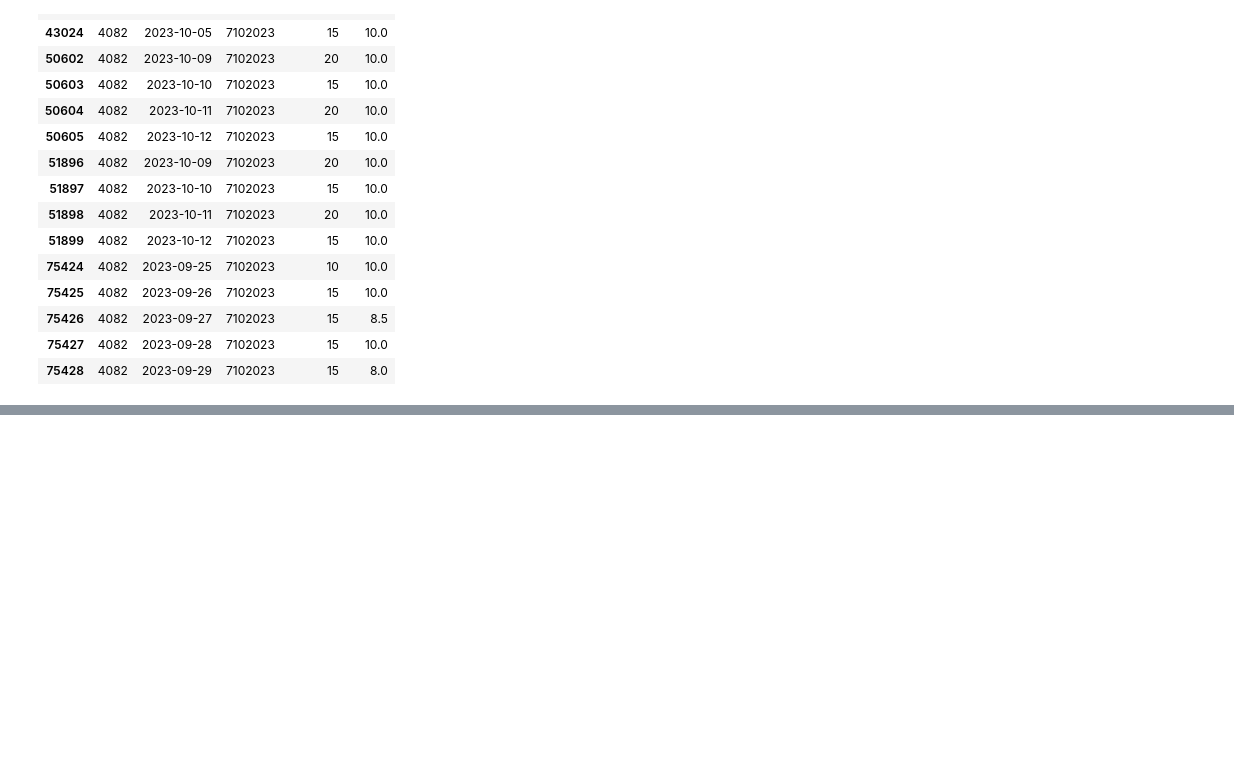
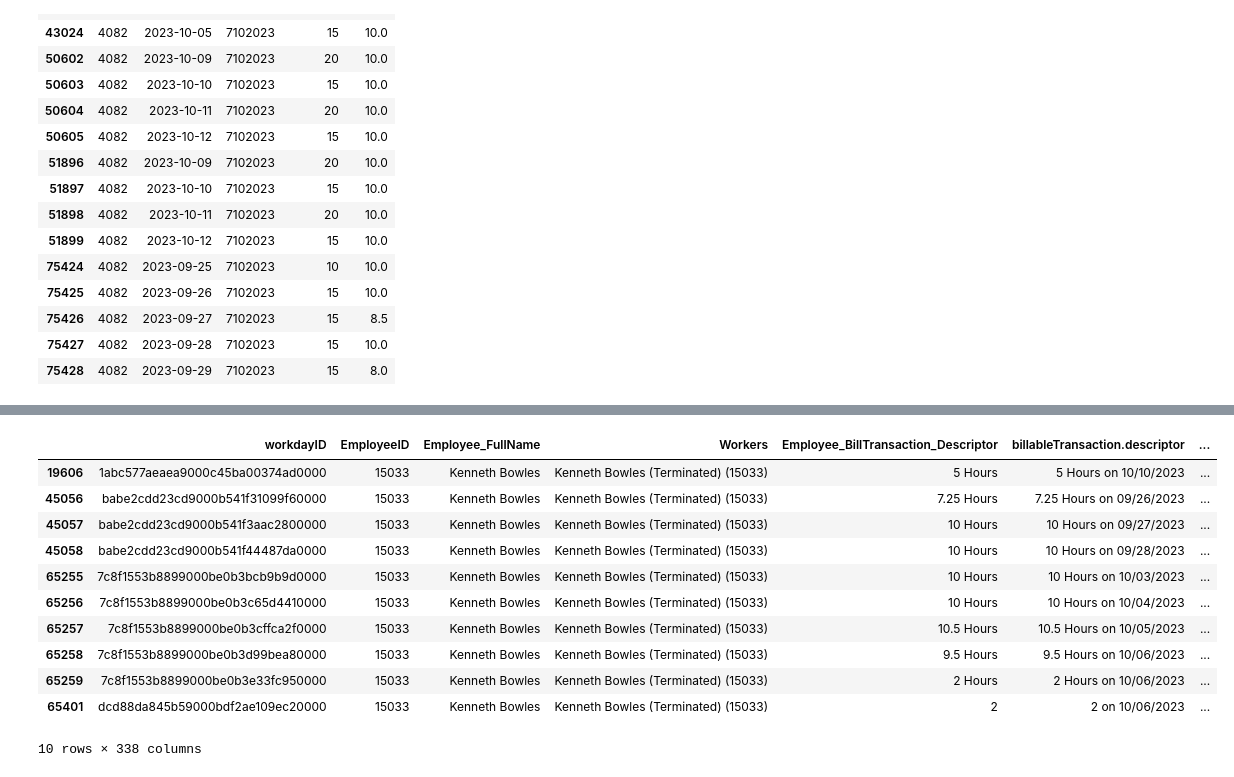
Before and after one commit to jbeachyMoss/LaborHours_Compare, a Jupyter notebook: DataValidation.ipynb, the cells around one changed output, grey strips where cells are left out. Cells and saved outputs as stored; diff of their text form; code cells hidden in the pictures; blank space fills up the shorter version.

```diff
--- a/DataValidation.ipynb
+++ b/DataValidation.ipynb
@@ -61,16 +61,17 @@ wd_pr_df = wd_pr_df_dev.copy()
 wd_pr_df = wd_pr_df.loc[~wd_pr_df['billableProject.descriptor'].isna()]
 #Filter: Solar Jobs Only
 wd_pr_df = wd_pr_df.loc[wd_pr_df['billableProject.descriptor'].str.startswith('710')]
-#Extracting Employee ID (EEID) from 'Workers' column
+#Extracting Employee ID (EEID) from 'Workers' column: This column also designates employees as Terminated so the substring '(Termin)
+wd_pr_df['Workers'] = wd_pr_df['Workers'].str.replace('(Terminated)' , '')
 wd_pr_df['EEID'] = wd_pr_df['Workers'].str.split('(').str[1]
 wd_pr_df['EEID'] = wd_pr_df['EEID'].str.split(')').str[0]
 #This isolates the 2 digit sub job, also accomodates the sub jobs that have a letter in them like Claims (C) and Warranty (W)
-wd_pr_df['cf_INTLRVCalculatedProjectFromTimeBlock.descriptor'] = wd_pr_df['cf_INTLRVCalculatedProjectFromTimeBlock.descriptor'].str.replace('C' , '.C')
-wd_pr_df['cf_INTLRVCalculatedProjectFromTimeBlock.descriptor'] = wd_pr_df['cf_INTLRVCalculatedProjectFromTimeBlock.descriptor'].str.replace('W' , '.W')
-wd_pr_df['sub_job'] = wd_pr_df['cf_INTLRVCalculatedProjectFromTimeBlock.descriptor'].str.split('.').str[1]
+wd_pr_df['billableProject.descriptor'] = wd_pr_df['billableProject.descriptor'].str.replace('C' , '.C')
+wd_pr_df['billableProject.descriptor'] = wd_pr_df['billableProject.descriptor'].str.replace('W' , '.W')
+wd_pr_df['sub_job'] = wd_pr_df['billableProject.descriptor'].str.split('.').str[1]
 wd_pr_df['sub_job'] = wd_pr_df['sub_job'].str.split(' ').str[0]
 #Leaves behind Job ONLY
-wd_pr_df['job'] = wd_pr_df.loc[:,'cf_INTLRVCalculatedProjectFromTimeBlock.descriptor'].str[0:7]
+wd_pr_df['job'] = wd_pr_df.loc[:,'billableProject.descriptor'].str[0:7]
 #Renaming Relevant Columns
 wd_pr_df = wd_pr_df.rename({'calculatedDate':'Date','job':'Job','sub_job':'Sub_Job','amount':'Hours'},axis='columns')
 wd_cols_keep = ['EEID' , 'Date' , 'Job' , 'Sub_Job' , 'Hours']
@@ -364,0 +362,15 @@ array(['ZZ101 Div 101 O/H Corp - Accounting',
+# %%
+wd_pr_df.loc[wd_pr_df['Employee_FullName'].str.contains('Kenneth Bowles')]
+# %% [output]
+|  | workdayID | EmployeeID | Employee_FullName | Workers | Employee_BillTransaction_Descriptor | billableTransaction.descriptor | ... |
+| 19606 | 1abc577aeaea9000c45ba00374ad0000 | 15033 | Kenneth Bowles | Kenneth Bowles (Terminated) (15033) | 5 Hours | 5 Hours on 10/10/2023 | ... |
+| 45056 | babe2cdd23cd9000b541f31099f60000 | 15033 | Kenneth Bowles | Kenneth Bowles (Terminated) (15033) | 7.25 Hours | 7.25 Hours on 09/26/2023 | ... |
+| 45057 | babe2cdd23cd9000b541f3aac2800000 | 15033 | Kenneth Bowles | Kenneth Bowles (Terminated) (15033) | 10 Hours | 10 Hours on 09/27/2023 | ... |
+| 45058 | babe2cdd23cd9000b541f44487da0000 | 15033 | Kenneth Bowles | Kenneth Bowles (Terminated) (15033) | 10 Hours | 10 Hours on 09/28/2023 | ... |
+| 65255 | 7c8f1553b8899000be0b3bcb9b9d0000 | 15033 | Kenneth Bowles | Kenneth Bowles (Terminated) (15033) | 10 Hours | 10 Hours on 10/03/2023 | ... |
+| 65256 | 7c8f1553b8899000be0b3c65d4410000 | 15033 | Kenneth Bowles | Kenneth Bowles (Terminated) (15033) | 10 Hours | 10 Hours on 10/04/2023 | ... |
+| 65257 | 7c8f1553b8899000be0b3cffca2f0000 | 15033 | Kenneth Bowles | Kenneth Bowles (Terminated) (15033) | 10.5 Hours | 10.5 Hours on 10/05/2023 | ... |
+| 65258 | 7c8f1553b8899000be0b3d99bea80000 | 15033 | Kenneth Bowles | Kenneth Bowles (Terminated) (15033) | 9.5 Hours | 9.5 Hours on 10/06/2023 | ... |
+| 65259 | 7c8f1553b8899000be0b3e33fc950000 | 15033 | Kenneth Bowles | Kenneth Bowles (Terminated) (15033) | 2 Hours | 2 Hours on 10/06/2023 | ... |
+| 65401 | dcd88da845b59000bdf2ae109ec20000 | 15033 | Kenneth Bowles | Kenneth Bowles (Terminated) (15033) | 2 | 2 on 10/06/2023 | ... |
+10 rows × 338 columns
```
Also changed, not shown: parts of 5 cells of this notebook.
